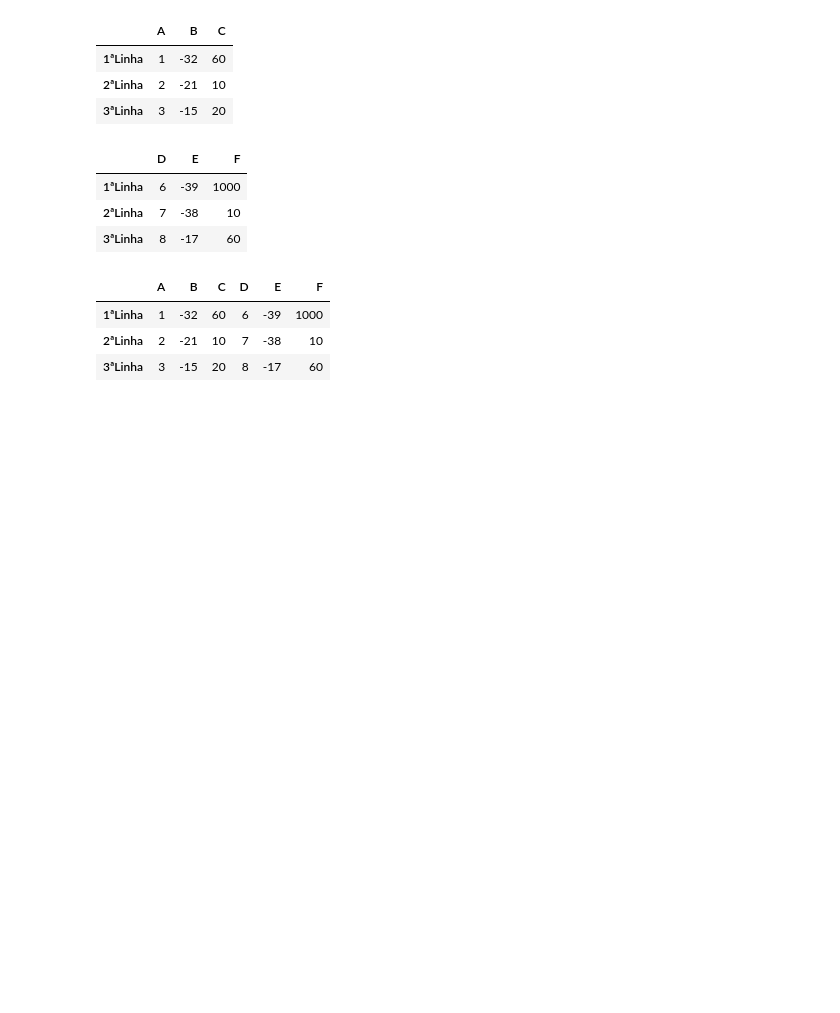
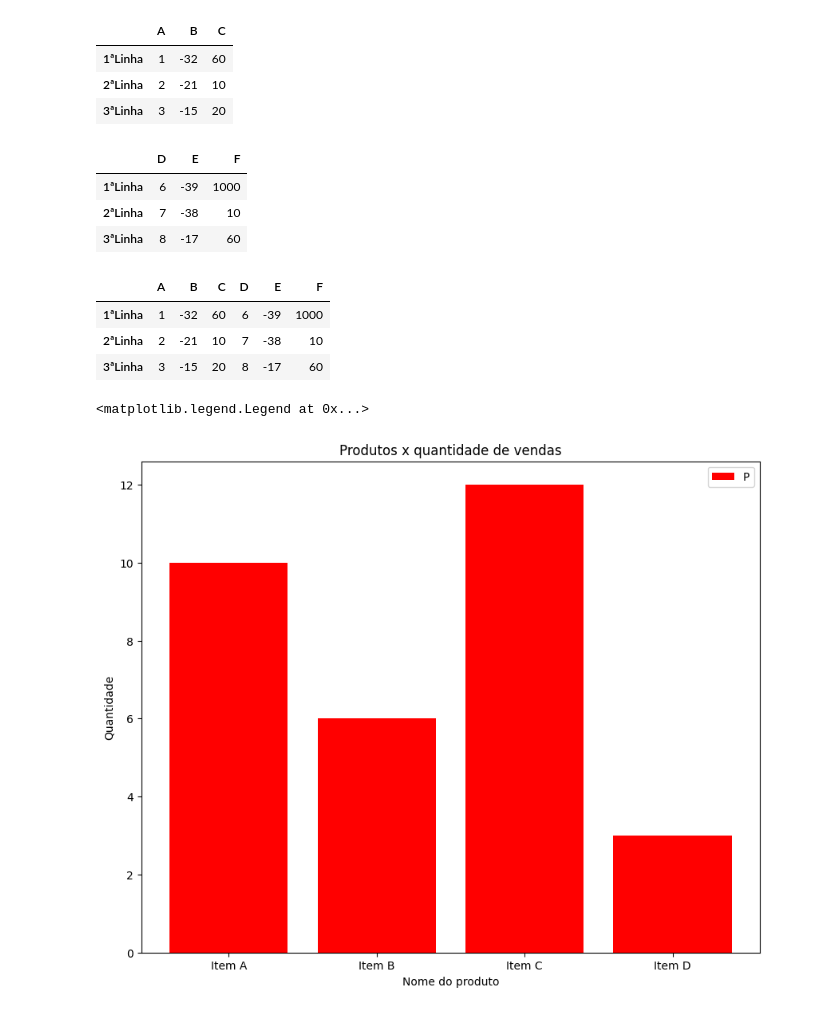
Before and after one commit to danielvieira95/Intelig-ncia-Artificial-e-Big-Data--2-2024, a Jupyter notebook: TurmaA/Aula02/codigo.ipynb, the cells around one changed output. Drawn from its saved outputs; the diff is of its cells as text; code cells hidden in the pictures; blank space fills up the shorter version.

Commit message:
exemplo matplotlib

```diff
--- a/TurmaA/Aula02/codigo.ipynb
+++ b/TurmaA/Aula02/codigo.ipynb
@@ -123,0 +127,28 @@ dataframe01.join(dataframe02) # junta os dois dataframes com
+# %%
+#Cria dicionario dados1 e dados2
+dados1 = {
+    "Data":["01-01-2023","01-02-2023","01-03-2023"],
+    "Produto":["Item A","Item B","Item A"],
+    "Quantidade":[10,5,8],
+    "Valor":[100.00,50.00,80.00]
+    }
+dados2 = {
+    "Data":["01-02-2023","02-02-2023","03-02-2023"],
+    "Produto":["Item C","Item B","Item D"],
+    "Quantidade":[12,6,3],
+    "Valor":[120.00,60.00,30.00]
+    }
+df1 = pd.DataFrame(dados1)
+df2 = pd.DataFrame(dados2)
+# %%
+df_n = pd.concat([df1,df2]) # junta os dois dataframes
+# %%
+plt.figure(figsize=(10,8)) # aumenta o tamanho do gráfico
+plt.bar(df_n['Produto'],df_n['Quantidade'],color = 'red')
+plt.xlabel("Nome do produto")
+plt.ylabel("Quantidade")
+plt.title("Produtos x quantidade de vendas")
+plt.legend("Produtos",loc="upper right") # adiciona uma legenda ao gráfico
+# %% [output]
+<matplotlib.legend.Legend at 0x...>
+[figure, added]
```
Also changed, not shown: parts of 1 cell of this notebook.
